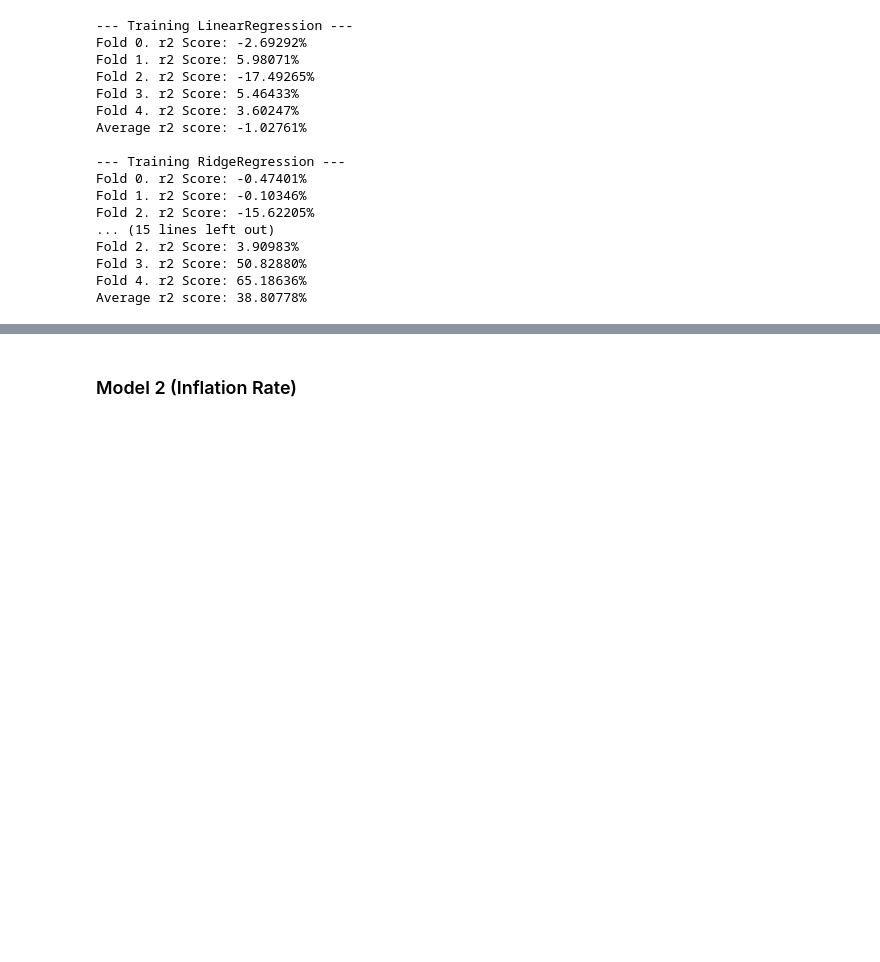
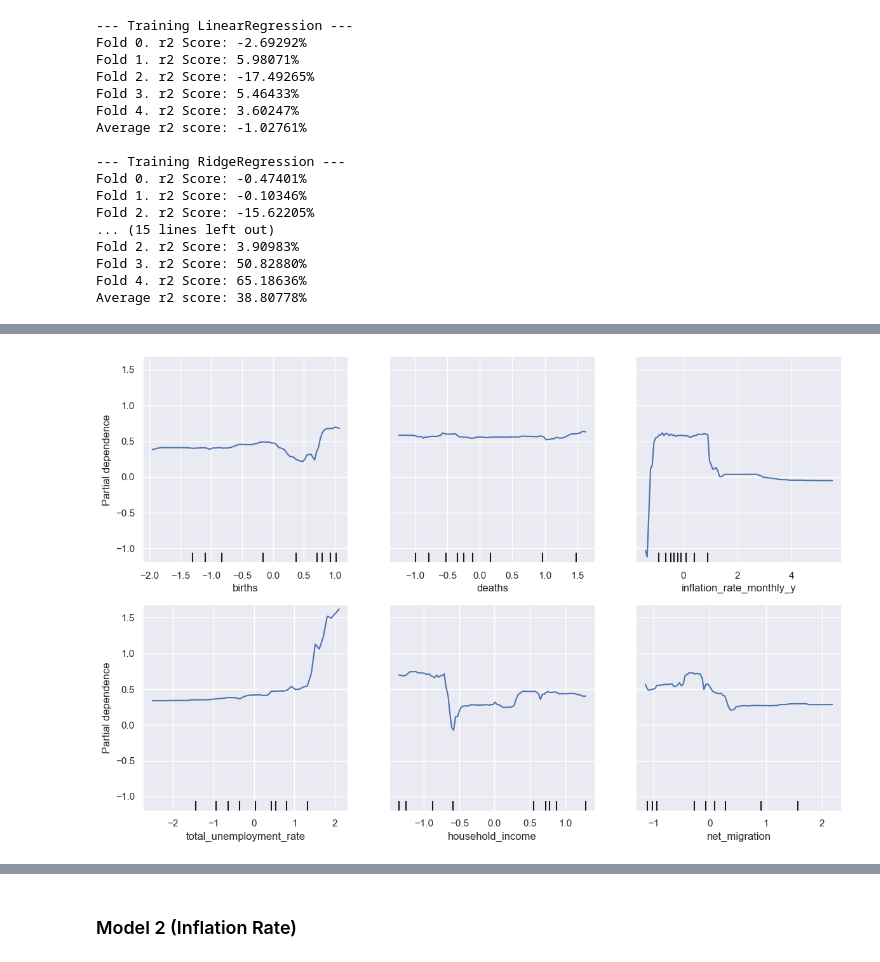
Before and after one commit to Grena30/Exploratory-Data-Analysis, a Jupyter notebook: Modelling/model.ipynb, the cells around one changed output, grey strips where cells are left out. Saved outputs shown, nothing was run; the diff lists cells and outputs as text; code cells hidden in the pictures; blank space fills up the shorter version.

```diff
--- a/Modelling/model.ipynb
+++ b/Modelling/model.ipynb
@@ -496,0 +561,16 @@ metrics_df.head()
+# %%
+X_transformed = best_model.named_steps['preprocessor'].transform(features)
+
+plot = PartialDependenceDisplay.from_estimator(
+    best_model.named_steps['model'],
+    X_transformed,
+    features=features,
+    feature_names=features.columns
+)
+
+fig = plot.figure_
+fig.set_size_inches(12, 8)
+plt.tight_layout()
+plt.show()
+# %% [output]
+[figure, added]
```
Also changed, not shown: parts of 26 cells of this notebook.
